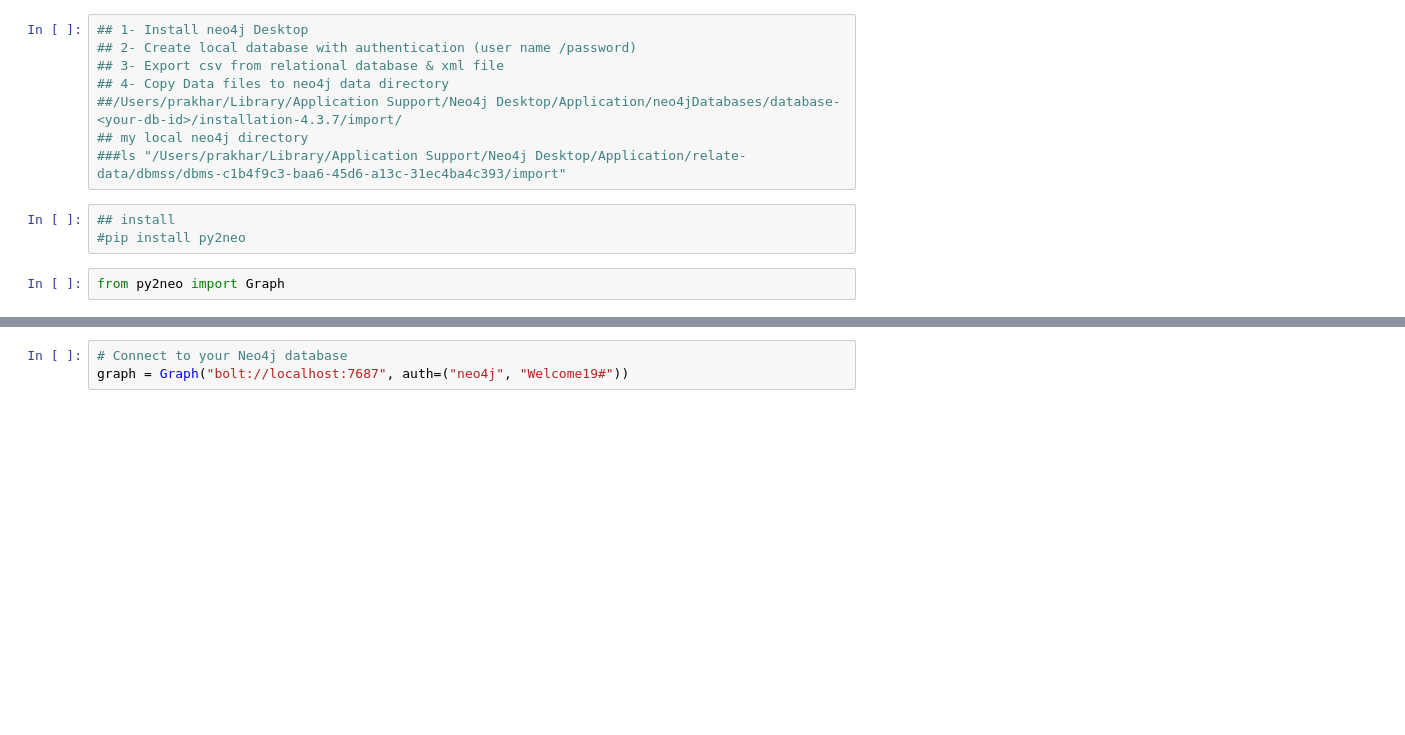
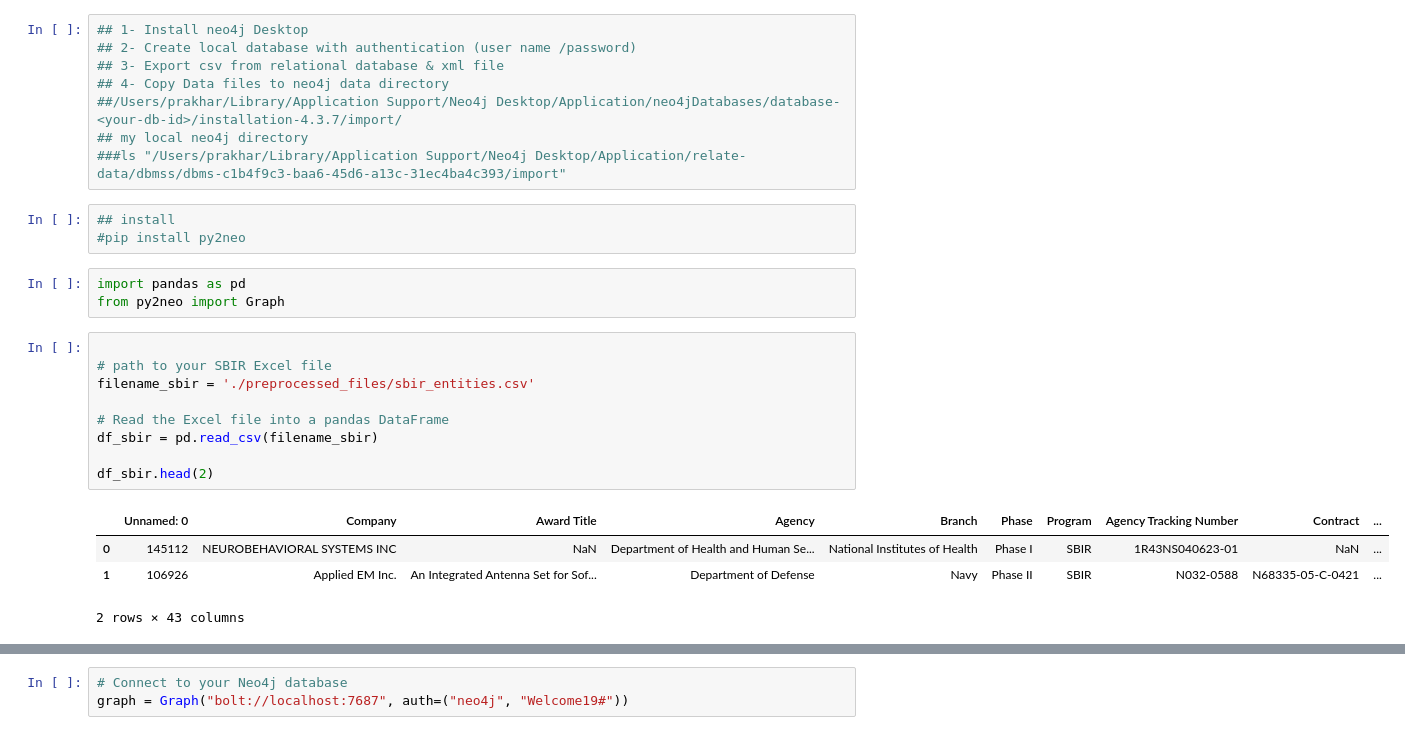
Before and after one commit to sj-ucsd/SBIR_Patent_analysis, a Jupyter notebook: neo4j_graph_etl.ipynb, the cells around one changed output, grey strips where cells are left out. Drawn from its saved outputs; the diff is of its cells as text; blank space fills up the shorter version.

```diff
--- a/neo4j_graph_etl.ipynb
+++ b/neo4j_graph_etl.ipynb
@@ -13,4 +13,19 @@
 ## install
 #pip install py2neo
 # %%
+import pandas as pd
 from py2neo import Graph
+# %%
+
+# path to your SBIR Excel file
+filename_sbir = './preprocessed_files/sbir_entities.csv'
+
+# Read the Excel file into a pandas DataFrame
+df_sbir = pd.read_csv(filename_sbir)
+
+df_sbir.head(2)
+# %% [output]
+|  | Unnamed: 0 | Company | Award Title | Agency | Branch | Phase | Program | Agency Tracking Number | Contract | ... |
+| 0 | 145112 | NEUROBEHAVIORAL SYSTEMS INC | NaN | Department of Health and Human Se... | National Institutes of Health | Phase I | SBIR | 1R43NS040623-01 | NaN | ... |
+| 1 | 106926 | Applied EM Inc. | An Integrated Antenna Set for Sof... | Department of Defense | Navy | Phase II | SBIR | N032-0588 | N68335-05-C-0421 | ... |
+2 rows × 43 columns
```
Also changed, not shown: parts of 16 cells of this notebook.
